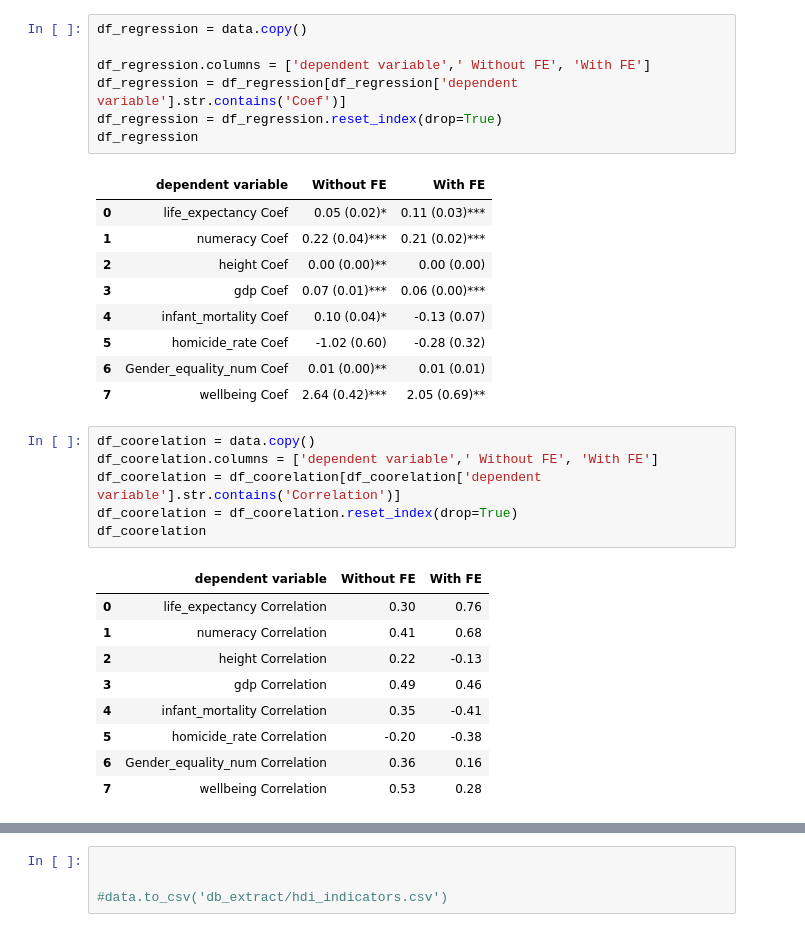
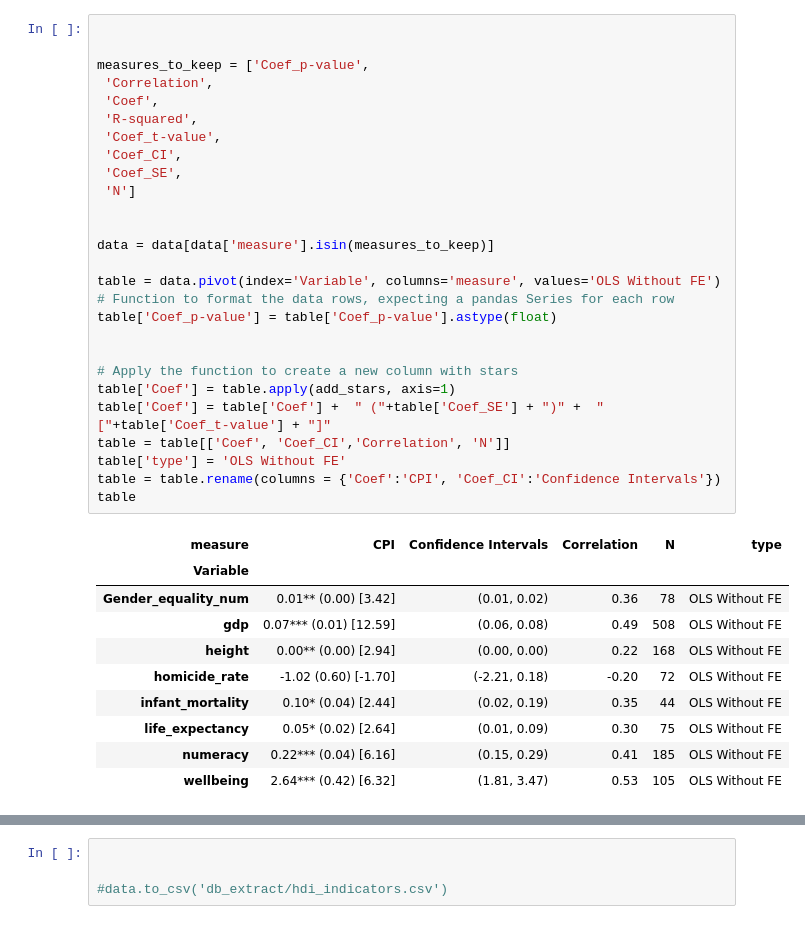
Before and after one commit to charlesdedampierre/cultura, a Jupyter notebook: 18 -HDI_summary_table.ipynb, the cells around one changed output, grey strips where cells are left out. Cells and saved outputs as stored; diff of their text form.

```diff
--- a/18 -HDI_summary_table.ipynb
+++ b/18 -HDI_summary_table.ipynb
@@ -49,33 +64,38 @@ data = data.reset_index(drop=True)
-# %%
-df_regression = data.copy()
-
-df_regression.columns = ['dependent variable',' Without FE', 'With FE']
-df_regression = df_regression[df_regression['dependent variable'].str.contains('Coef')]
-df_regression = df_regression.reset_index(drop=True)
-df_regression
-# %% [output]
-|  | dependent variable | Without FE | With FE |
-| 0 | life_expectancy Coef | 0.05 (0.02)* | 0.11 (0.03)*** |
-| 1 | numeracy Coef | 0.22 (0.04)*** | 0.21 (0.02)*** |
-| 2 | height Coef | 0.00 (0.00)** | 0.00 (0.00) |
-| 3 | gdp Coef | 0.07 (0.01)*** | 0.06 (0.00)*** |
-| 4 | infant_mortality Coef | 0.10 (0.04)* | -0.13 (0.07) |
-| 5 | homicide_rate Coef | -1.02 (0.60) | -0.28 (0.32) |
-| 6 | Gender_equality_num Coef | 0.01 (0.00)** | 0.01 (0.01) |
-| 7 | wellbeing Coef | 2.64 (0.42)*** | 2.05 (0.69)** |
-# %%
-df_coorelation = data.copy()
-df_coorelation.columns = ['dependent variable',' Without FE', 'With FE']
-df_coorelation = df_coorelation[df_coorelation['dependent variable'].str.contains('Correlation')]
-df_coorelation = df_coorelation.reset_index(drop=True)
-df_coorelation
-# %% [output]
-|  | dependent variable | Without FE | With FE |
-| 0 | life_expectancy Correlation | 0.30 | 0.76 |
-| 1 | numeracy Correlation | 0.41 | 0.68 |
-| 2 | height Correlation | 0.22 | -0.13 |
-| 3 | gdp Correlation | 0.49 | 0.46 |
-| 4 | infant_mortality Correlation | 0.35 | -0.41 |
-| 5 | homicide_rate Correlation | -0.20 | -0.38 |
-| 6 | Gender_equality_num Correlation | 0.36 | 0.16 |
-| 7 | wellbeing Correlation | 0.53 | 0.28 |
+# %%
+
+
+measures_to_keep = ['Coef_p-value',
+ 'Correlation',
+ 'Coef',
+ 'R-squared',
+ 'Coef_t-value',
+ 'Coef_CI',
+ 'Coef_SE',
+ 'N']
+
+
+data = data[data['measure'].isin(measures_to_keep)]
+
+table = data.pivot(index='Variable', columns='measure', values='OLS Without FE')
+# Function to format the data rows, expecting a pandas Series for each row
+table['Coef_p-value'] = table['Coef_p-value'].astype(float)
+
+
+# Apply the function to create a new column with stars
+table['Coef'] = table.apply(add_stars, axis=1)
+table['Coef'] = table['Coef'] +  " ("+table['Coef_SE'] + ")" +  " ["+table['Coef_t-value'] + "]"
+table = table[['Coef', 'Coef_CI','Correlation', 'N']]
+table['type'] = 'OLS Without FE'
+table = table.rename(columns = {'Coef':'CPI', 'Coef_CI':'Confidence Intervals'})
+table
+# %% [output]
+| measure | CPI | Confidence Intervals | Correlation | N | type |
+| Variable |  |  |  |  |  |
+| Gender_equality_num | 0.01** (0.00) [3.42] | (0.01, 0.02) | 0.36 | 78 | OLS Without FE |
+| gdp | 0.07*** (0.01) [12.59] | (0.06, 0.08) | 0.49 | 508 | OLS Without FE |
+| height | 0.00** (0.00) [2.94] | (0.00, 0.00) | 0.22 | 168 | OLS Without FE |
+| homicide_rate | -1.02 (0.60) [-1.70] | (-2.21, 0.18) | -0.20 | 72 | OLS Without FE |
+| infant_mortality | 0.10* (0.04) [2.44] | (0.02, 0.19) | 0.35 | 44 | OLS Without FE |
+| life_expectancy | 0.05* (0.02) [2.64] | (0.01, 0.09) | 0.30 | 75 | OLS Without FE |
+| numeracy | 0.22*** (0.04) [6.16] | (0.15, 0.29) | 0.41 | 185 | OLS Without FE |
+| wellbeing | 2.64*** (0.42) [6.32] | (1.81, 3.47) | 0.53 | 105 | OLS Without FE |
```
Also changed, not shown: parts of 2 cells of this notebook, 19 other files.
